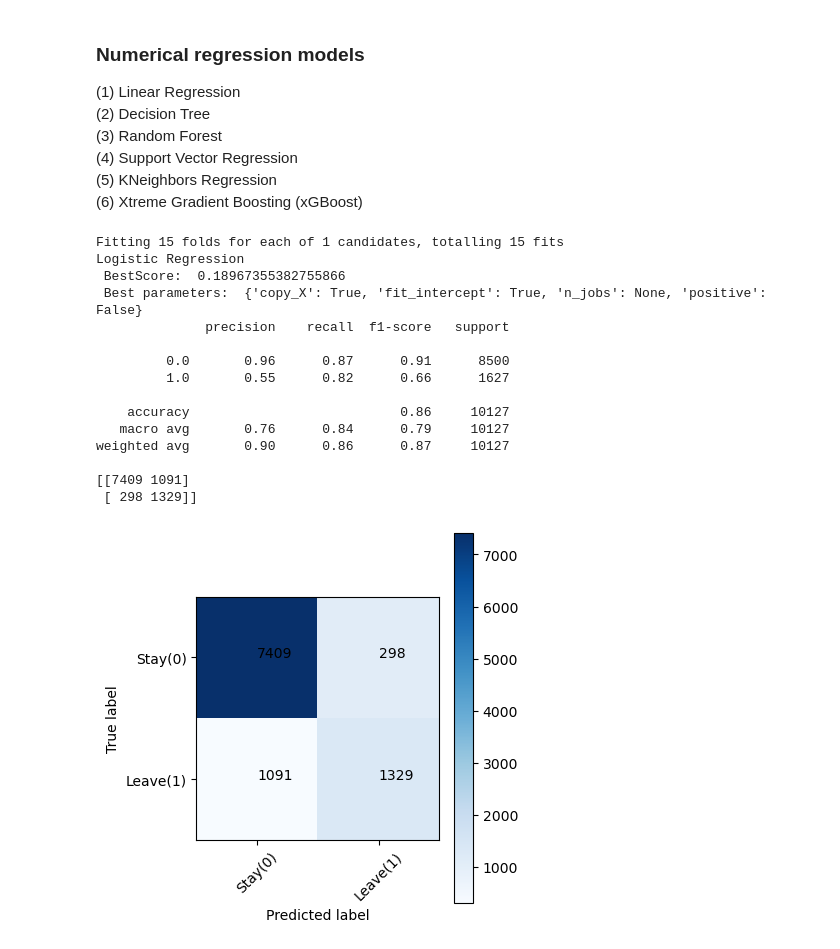
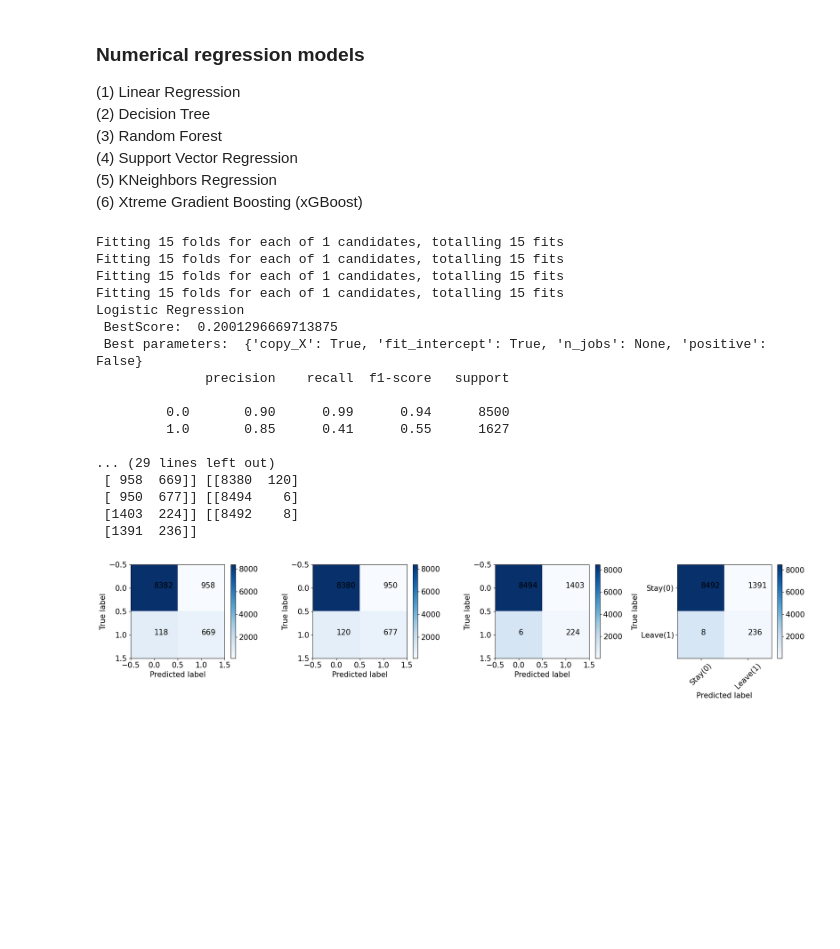
Before and after one commit to amitkr2410/MachineLearning, a Jupyter notebook: BankCreditCardChurn/CustomerChurn.ipynb, the cells around one changed output. Drawn from its saved outputs; the diff is of its cells as text; code cells hidden in the pictures; blank space fills up the shorter version.

```diff
--- a/BankCreditCardChurn/CustomerChurn.ipynb
+++ b/BankCreditCardChurn/CustomerChurn.ipynb
@@ -308,11 +461,21 @@ df.head()
 #In this dataset, we have two options to choose dependent variable Y
 #i.e. "Customer attrition" column can be used as Y and also one can use "NaiveBayesProb" column
 #Define x_test and y_test, we will use full training data as test set
-X_train =  df.iloc[:,1:-1].to_numpy()
-y_train = df.iloc[:,-1].to_numpy()
+#We have 4 different sets of x_train, i.e df_full, df_short, df_full_ohe, df_short_ohe
 
-X_test =  X_train
-y_test =  y_train
+X_test1 =  df_full.iloc[:,:].to_numpy()
+X_test2 =  df_full_ohe.iloc[:,:].to_numpy()
+X_test3 =  df_short.iloc[:,:].to_numpy()
+X_test4 =  df_short_ohe.iloc[:,:].to_numpy()
+
+y_test = df.iloc[:,-1].to_numpy()
+
+X_train1 = X_test1[0:9000,:]
+X_train2 = X_test2[0:9000,:]
+X_train3 = X_test3[0:9000,:]
+X_train4 = X_test4[0:9000,:]
+
+y_train = y_test[0:9000]
 
 print(df.iloc[:,1:-1].columns )
 print(y_train)
@@ -382,37 +581,61 @@ ProbCutoff=0.3
 # %%
 from sklearn.model_selection import GridSearchCV
 
 #Use linear regression model to the data
 from sklearn.linear_model import LinearRegression
 lr = LinearRegression()
 param_grid = {'fit_intercept':[True], 'copy_X':[True], 'n_jobs':[None], 'positive':[False]}
-lr_model = GridSearchCV(lr, param_grid = param_grid, cv = 15, verbose = True, n_jobs = -1)
-best_lr = lr_model.fit(X_train, y_train)
+lr_model1 = GridSearchCV(lr, param_grid = param_grid, cv = 15, verbose = True, n_jobs = -1)
+lr_model2 = GridSearchCV(lr, param_grid = param_grid, cv = 15, verbose = True, n_jobs = -1)
+lr_model3 = GridSearchCV(lr, param_grid = param_grid, cv = 15, verbose = True, n_jobs = -1)
+lr_model4 = GridSearchCV(lr, param_grid = param_grid, cv = 15, verbose = True, n_jobs = -1)
+
+best_lr1 = lr_model1.fit(X_train1, y_train)
+best_lr2 = lr_model2.fit(X_train2, y_train)
+best_lr3 = lr_model3.fit(X_train3, y_train)
+best_lr4 = lr_model4.fit(X_train4, y_train)
+
 print('Logistic Regression', "\n",
-                "BestScore: ", best_lr.best_score_, '\n',
-                 "Best parameters: ", best_lr.best_params_ )
+                "BestScore: ", best_lr1.best_score_, '\n',
+                 "Best parameters: ", best_lr1.best_params_ )
 
 
 #Print confusion matrix
-y_predict_lr = lr_model.predict(X_train)
-EvaluateModel( ConvertToDiscrete(y_train,ProbCutoff), ConvertToDiscrete(y_predict_lr,ProbCutoff) )
+y_predict_lr1 = best_lr1.predict(X_test1)
+y_predict_lr2 = best_lr2.predict(X_test2)
+y_predict_lr3 = best_lr3.predict(X_test3)
+y_predict_lr4 = best_lr4.predict(X_test4)
+
+
+#EvaluateModel( ConvertToDiscrete(y_train,ProbCutoff), ConvertToDiscrete(y_predict_lr1,ProbCutoff) )
+#EvaluateModel( ConvertToDiscrete(y_train,ProbCutoff), ConvertToDiscrete(y_predict_lr2,ProbCutoff) )
+#EvaluateModel( ConvertToDiscrete(y_train,ProbCutoff), ConvertToDiscrete(y_predict_lr3,ProbCutoff) )
+#EvaluateModel( ConvertToDiscrete(y_train,ProbCutoff), ConvertToDiscrete(y_predict_lr4,ProbCutoff) )
+A = ConvertToDiscrete(y_predict_lr1,ProbCutoff)
+B = ConvertToDiscrete(y_predict_lr2,ProbCutoff)
+C = ConvertToDiscrete(y_predict_lr3,ProbCutoff)
+D = ConvertToDiscrete(y_predict_lr4,ProbCutoff)
+
+EvaluateModel4D( ConvertToDiscrete(y_test,ProbCutoff), [A,B,C,D] )
 # %% [output]
+Fitting 15 folds for each of 1 candidates, totalling 15 fits
+Fitting 15 folds for each of 1 candidates, totalling 15 fits
+Fitting 15 folds for each of 1 candidates, totalling 15 fits
 Fitting 15 folds for each of 1 candidates, totalling 15 fits
 Logistic Regression
- BestScore:  0.18967355382755866
+ BestScore:  0.2001296669713875
  Best parameters:  {'copy_X': True, 'fit_intercept': True, 'n_jobs': None, 'positive': False}
               precision    recall  f1-score   support
 
-         0.0       0.96      0.87      0.91      8500
-         1.0       0.55      0.82      0.66      1627
+         0.0       0.90      0.99      0.94      8500
+         1.0       0.85      0.41      0.55      1627
 
-    accuracy                           0.86     10127
-   macro avg       0.76      0.84      0.79     10127
-weighted avg       0.90      0.86      0.87     10127
-
-[[7409 1091]
- [ 298 1329]]
+... (29 lines left out)
+ [ 958  669]] [[8380  120]
+ [ 950  677]] [[8494    6]
+ [1403  224]] [[8492    8]
+ [1391  236]]
-[figure, old version]
+[figure, new version]
 # %%
 from sklearn.svm import SVR
 
```
Also changed, not shown: parts of 19 cells of this notebook.
